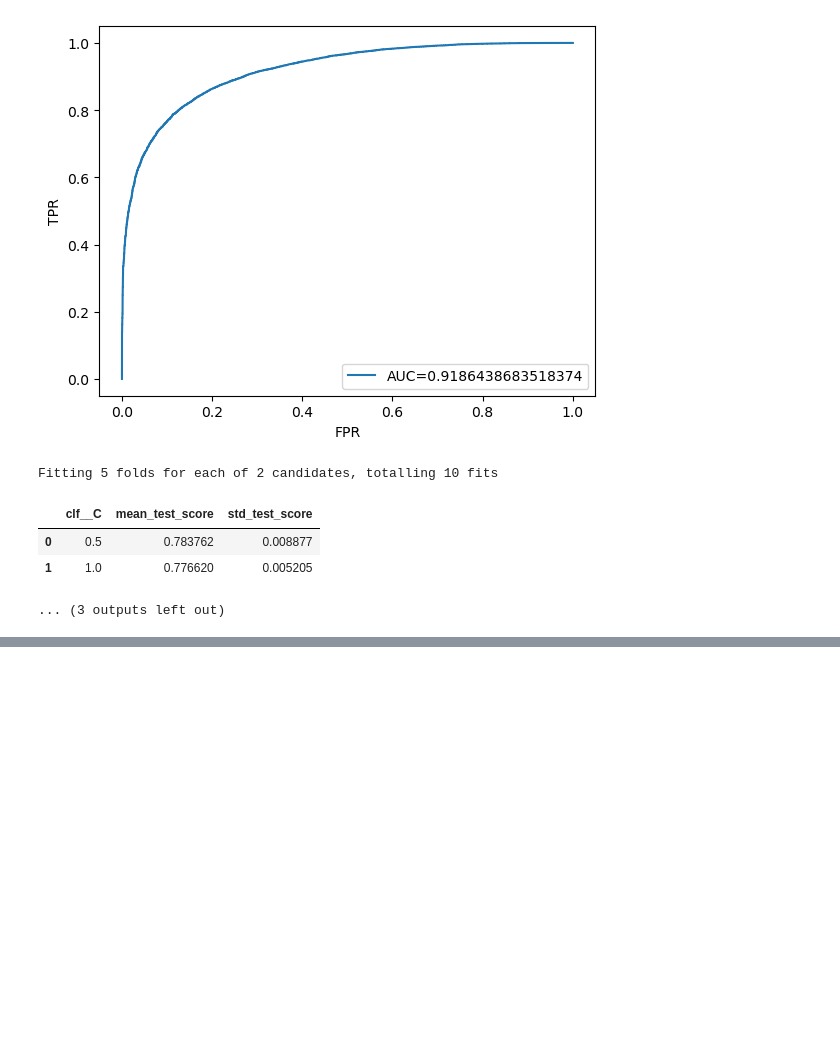
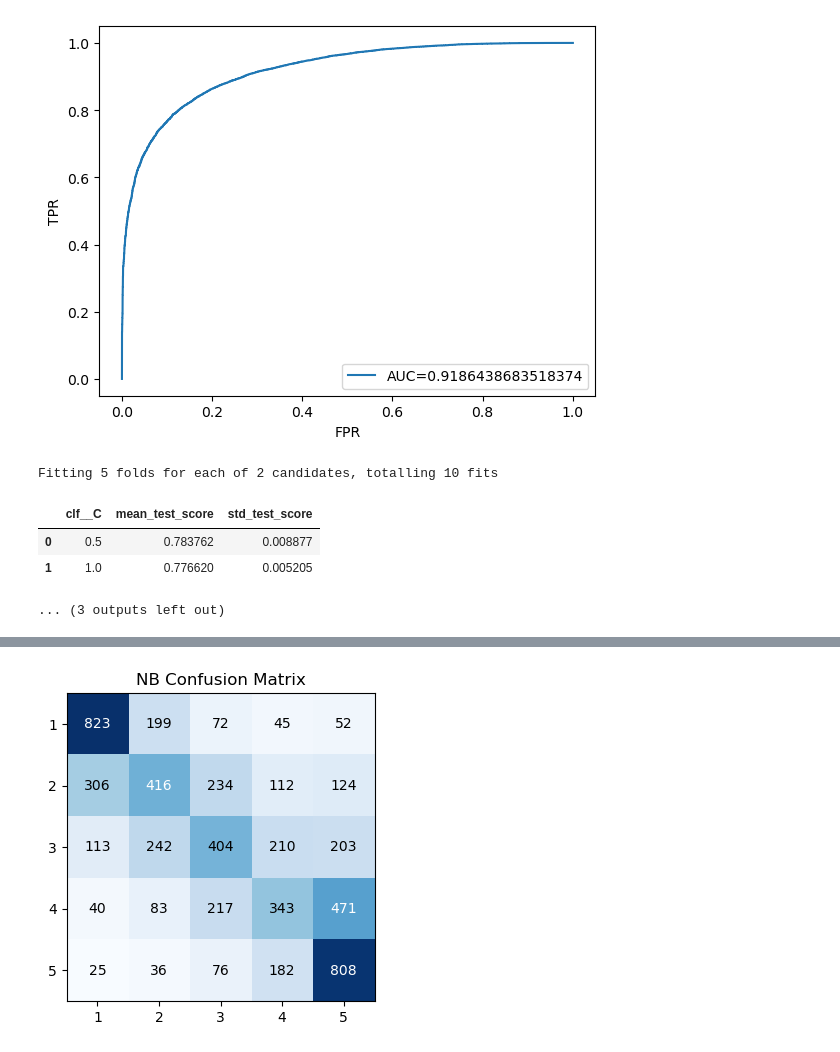
Before and after one commit to JasonPeng2019/ML_BasicProj, a Jupyter notebook: Practice_FP.ipynb, the cells around one changed output, grey strips where cells are left out. Cells and saved outputs as stored; diff of their text form; code cells hidden in the pictures; blank space fills up the shorter version.

```diff
--- a/Practice_FP.ipynb
+++ b/Practice_FP.ipynb
@@ -296,0 +273,80 @@ Fitting 5 folds for each of 3 candidates, totalling 15 fits
+# %%
+import warnings
+import matplotlib.pyplot as plt
+import numpy as np
+import pandas as pd
+from IPython.display import display
+from sklearn.feature_extraction.text import CountVectorizer, TfidfVectorizer
+from sklearn.linear_model import LogisticRegression
+from sklearn.naive_bayes import MultinomialNB
+from sklearn.svm import LinearSVC
+from sklearn.calibration import CalibratedClassifierCV
+from sklearn.feature_selection import SelectKBest, chi2
+from sklearn.metrics import accuracy_score, confusion_matrix, f1_score, roc_auc_score, roc_curve
+from sklearn.model_selection import GridSearchCV, StratifiedKFold, train_test_split
+from sklearn.pipeline import Pipeline
+from sklearn.preprocessing import label_binarize
+
+warnings.filterwarnings("ignore", category=FutureWarning)
+
+def load_data_mc():
+    tr = pd.read_csv("train5.csv").drop_duplicates().reset_index(drop=True)
+    te = pd.read_csv("test5.csv").drop_duplicates()
+    tr["combined"] = tr["reviewText"].fillna("") + " " + tr["summary"].fillna("")
+    te["combined"] = te["reviewText"].fillna("") + " " + te["summary"].fillna("")
+    tr = tr[tr["combined"].str.len() > 10].reset_index(drop=True)
+    X_tr = remove_stopwords(mark_negations(clean_series(tr["combined"])))
+    X_te = remove_stopwords(mark_negations(clean_series(te["combined"])))
+    y = tr["overall"].astype(int).values
+    ids = te["id"].tolist()
+    return X_tr.tolist(), X_te.tolist(), y, ids
+
+def vectorisers_mc():
+    cnt = CountVectorizer(max_features=10000, ngram_range=(1,2), stop_words="english", min_df=3, max_df=0.7, binary=True)
+    tfd = TfidfVectorizer(max_features=10000, ngram_range=(1,2), stop_words="english", min_df=3, max_df=0.7, sublinear_tf=True)
+    tfidf_svm = TfidfVectorizer(stop_words="english", lowercase=True, max_df=0.8, min_df=3, sublinear_tf=True, ngram_range=(1,2), max_features=10000)
+    return cnt, tfd, tfidf_svm
+
+def build_pipelines_mc():
+    cnt, tfd, tfidf_svm = vectorisers_mc()
+    pipe_nb  = Pipeline([("vect", cnt), ("clf", MultinomialNB())])
+    pipe_lr  = Pipeline([("vect", tfd), ("clf", LogisticRegression(class_weight="balanced", solver="lbfgs", multi_class="multinomial", max_iter=500))])
+    pipe_svm = Pipeline([
+        ("tfidf", tfidf_svm),
+        ("select", SelectKBest(chi2, k=6000)),
+        ("calib", CalibratedClassifierCV(estimator=LinearSVC(class_weight="balanced", max_iter=5000), method="sigmoid", cv=5, n_jobs=-1))
+    ])
+    grids = {"NB": {"clf__alpha": [0.1, 1.0]}, "LR": {"clf__C": [0.5, 1.0]}, "SVM": {"calib__estimator__C": [0.5, 1.0]}}
+    return {"NB": pipe_nb, "LR": pipe_lr, "SVM": pipe_svm}, grids
+
+def evaluate_model_mc(y_true, y_pred, y_score, name):
+    acc = accuracy_score(y_true, y_pred); f1 = f1_score(y_true, y_pred, average="macro")
+    classes = np.unique(y_true); cm = confusion_matrix(y_true, y_pred, labels=classes)
+    plt.figure(figsize=(4,4)); plt.imshow(cm, cmap="Blues"); plt.xticks(range(len(classes)), classes); plt.yticks(range(len(classes)), classes)
+    for i in range(len(classes)):
+        for j in range(len(classes)):
+            plt.text(j, i, str(cm[i,j]), ha="center", va="center", color="white" if cm[i,j] > cm.max()/2 else "black")
+    plt.title(f"{name} Confusion Matrix"); plt.show()
+    y_bin = label_binarize(y_true, classes=classes); fpr, tpr, _ = roc_curve(y_bin.ravel(), y_score.ravel())
+    auc_val = roc_auc_score(y_true, y_score, multi_class="ovr", average="macro")
+    plt.figure(); plt.plot(fpr, tpr, label=f"AUC={auc_val:.4f}"); plt.xlabel("FPR"); plt.ylabel("TPR"); plt.legend(); plt.title(f"{name} ROC"); plt.show()
+    print(name, "accuracy", acc, "f1_macro", f1, "roc_auc_macro", auc_val); return f1
+
+def run_holdout(build_fn, X, y):
+    X_tr, X_val, y_tr, y_val = train_test_split(X, y, test_size=0.2, stratify=y, random_state=42)
+    pipes, grids = build_fn(); best_models = {}; scores = {}
+    for name, pipe in pipes.items():
+        gs = GridSearchCV(pipe, grids[name], cv = StratifiedKFold(n_splits=5, shuffle=True, random_state=42), scoring="f1_macro", n_jobs=-1, verbose=1)
+        gs.fit(X_tr, y_tr); show_cv_table(gs.cv_results_, list(grids[name].keys()))
+        best_models[name] = gs.best_estimator_
+        y_pred = best_models[name].predict(X_val); y_proba = best_models[name].predict_proba(X_val)
+        scores[name] = evaluate_model_mc(y_val, y_pred, y_proba, name)
+    return best_models[max(scores, key=scores.get)]
+
+if __name__ == "__main__":
+    X_tr, X_te, y, ids = load_data_mc()
+    best_model = run_holdout(build_pipelines_mc, X_tr, y)
+    best_model.fit(X_tr, y)
+    preds = best_model.predict(X_te)
+    pd.DataFrame({"id": ids, "overall": preds}).to_csv("text1_output4_mc.csv", index=False)
+# %% [output]
@@ -296,0 +357 @@ Fitting 5 folds for each of 3 candidates, totalling 15 fits
+[figure, added]
```
Also changed, not shown: parts of 3 cells of this notebook, 11 other files.
